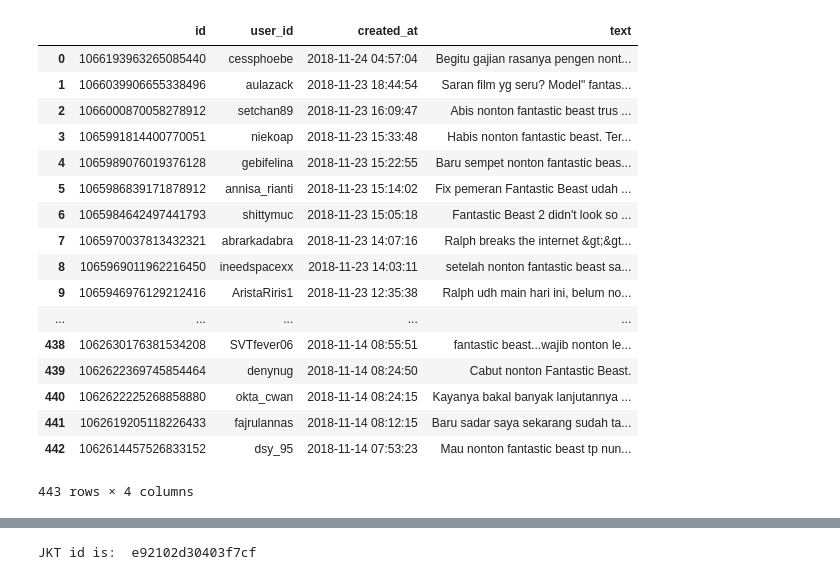
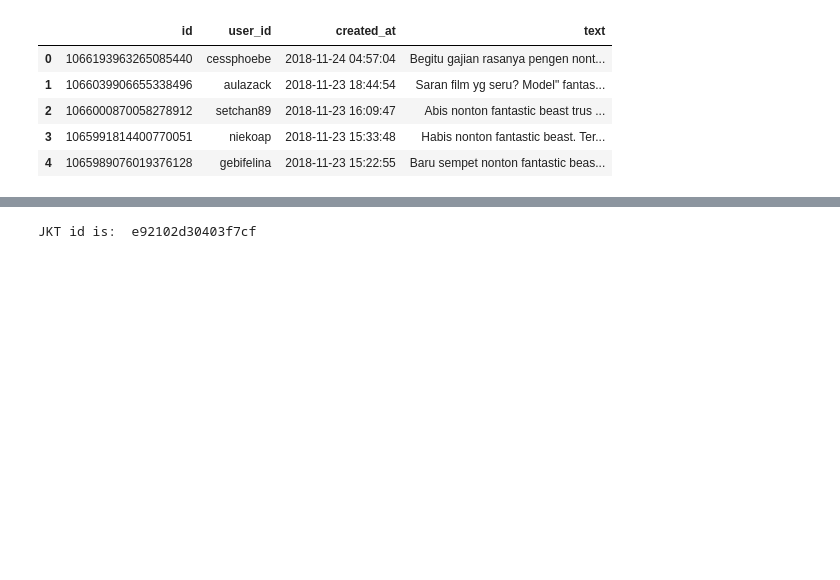
Before and after one commit to Ardhynata/SentimentAnalysisVenom, a Jupyter notebook: Venom.ipynb, the cells around one changed output, grey strips where cells are left out. Drawn from its saved outputs; the diff is of its cells as text; code cells hidden in the pictures; blank space fills up the shorter version.

```diff
--- a/Venom.ipynb
+++ b/Venom.ipynb
@@ -43,24 +41,12 @@ NameError: name 'venom_jkt_tweets' is not defined
 # %%
 #load
 fb_jkt = pd.read_csv('fb_jkt_tweets.csv')
 # fb_text = fb_jkt['text']
-fb_jkt
+fb_jkt.head()
 # %% [output]
 |  | id | user_id | created_at | text |
 | 0 | 1066193963265085440 | cessphoebe | 2018-11-24 04:57:04 | Begitu gajian rasanya pengen nont... |
 | 1 | 1066039906655338496 | aulazack | 2018-11-23 18:44:54 | Saran film yg seru? Model" fantas... |
 | 2 | 1066000870058278912 | setchan89 | 2018-11-23 16:09:47 | Abis nonton fantastic beast trus ... |
 | 3 | 1065991814400770051 | niekoap | 2018-11-23 15:33:48 | Habis nonton fantastic beast. Ter... |
 | 4 | 1065989076019376128 | gebifelina | 2018-11-23 15:22:55 | Baru sempet nonton fantastic beas... |
-| 5 | 1065986839171878912 | annisa_rianti | 2018-11-23 15:14:02 | Fix pemeran Fantastic Beast udah ... |
-| 6 | 1065984642497441793 | shittymuc | 2018-11-23 15:05:18 | Fantastic Beast 2 didn't look so ... |
-| 7 | 1065970037813432321 | abrarkadabra | 2018-11-23 14:07:16 | Ralph breaks the internet &gt;&gt... |
-| 8 | 1065969011962216450 | ineedspacexx | 2018-11-23 14:03:11 | setelah nonton fantastic beast sa... |
-| 9 | 1065946976129212416 | AristaRiris1 | 2018-11-23 12:35:38 | Ralph udh main hari ini, belum no... |
-| ... | ... | ... | ... | ... |
-| 438 | 1062630176381534208 | SVTfever06 | 2018-11-14 08:55:51 | fantastic beast...wajib nonton le... |
-| 439 | 1062622369745854464 | denynug | 2018-11-14 08:24:50 | Cabut nonton Fantastic Beast. |
-| 440 | 1062622225268858880 | okta_cwan | 2018-11-14 08:24:15 | Kayanya bakal banyak lanjutannya ... |
-| 441 | 1062619205118226433 | fajrulannas | 2018-11-14 08:12:15 | Baru sadar saya sekarang sudah ta... |
-| 442 | 1062614457526833152 | dsy_95 | 2018-11-14 07:53:23 | Mau nonton fantastic beast tp nun... |
-443 rows × 4 columns
```
Also changed, not shown: parts of 10 cells of this notebook, 1 other file.
